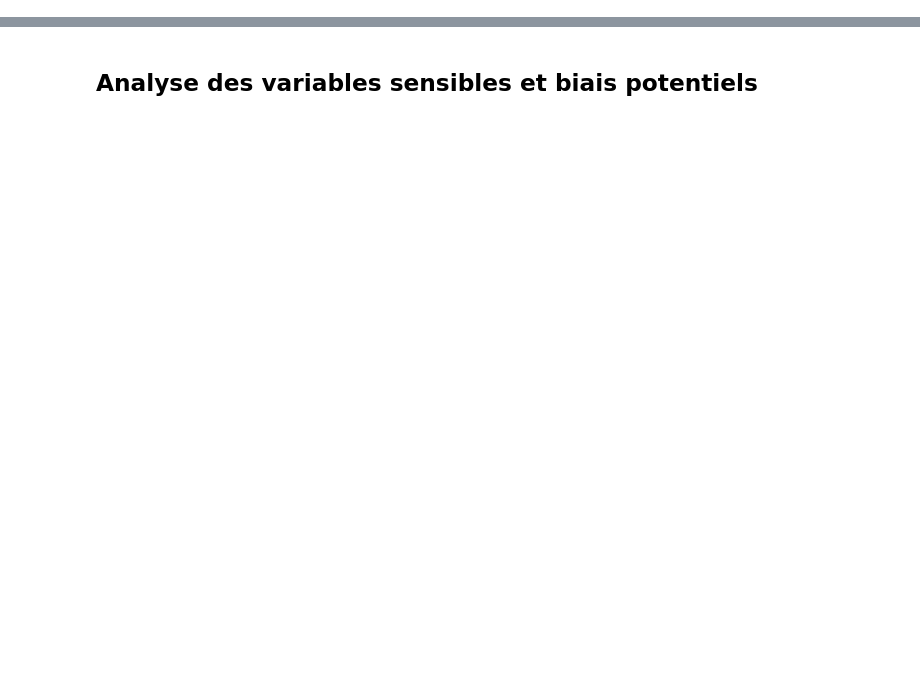
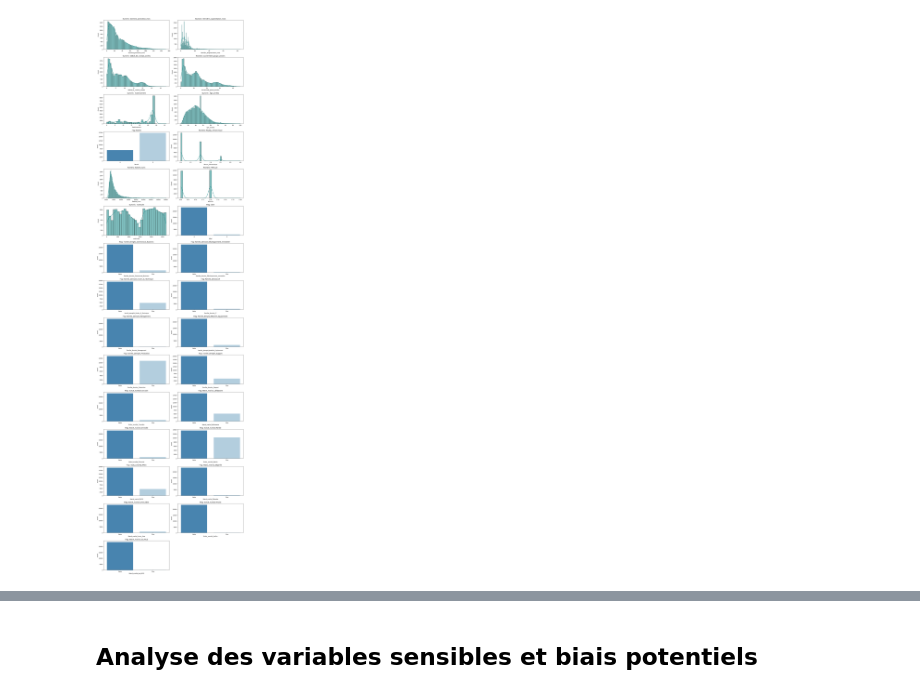
Before and after one commit to cons00000/REXAI_project, a Jupyter notebook: analayse.ipynb, the cells around one changed output, grey strips where cells are left out. Drawn from its saved outputs; the diff is of its cells as text; code cells hidden in the pictures; blank space fills up the shorter version.

```diff
--- a/analayse.ipynb
+++ b/analayse.ipynb
@@ -13,0 +50,2 @@ analysis_RH_data.get_inventory()
+# %%
+processed=DataPreprocessor(df).handle_encoding()
@@ -13,0 +57,3 @@ analysis_RH_data.get_inventory()
+# %%
+analysis_RH=Analyzer(processed)
+analysis_RH.df.columns
@@ -13,0 +96,16 @@ analysis_RH_data.get_inventory()
+# %%
+analysis_RH.plot_distributions(['Dernière_promotion_mois', 'Dernière_augmentation_mois',
+       'Début_de_contrat_années', 'Ancienneté_groupe_années', 'Etablissement',
+       'Âge_années', 'Parent', 'Niveau_hiérarchique', 'Salaire_Euros',
+       'Véhicule', 'matricule', 'label', 'Famille_demploi_Commercial_Business',
+       'Famille_demploi_Développement_Immobilier',
+       'Famille_demploi_Etudes_&_Technique', 'Famille_demploi_IT',
+       'Famille_demploi_Management', 'Famille_demploi_Matériel_Equipement',
+       'Famille_demploi_Production', 'Famille_demploi_Support',
+       'Statut_marital_Concubin', 'Statut_marital_Célibataire',
+       'Statut_marital_Divorcée', 'Statut_marital_Mariée',
+       'Statut_marital_PACS', 'Statut_marital_Séparée',
+       'Statut_marital_Union_libre', 'Statut_marital_Veufve',
+       'Statut_marital_ex_PACS'])
+# %% [output]
+[figure, added]
```
Also changed, not shown: parts of 13 cells of this notebook, 1 other file.
